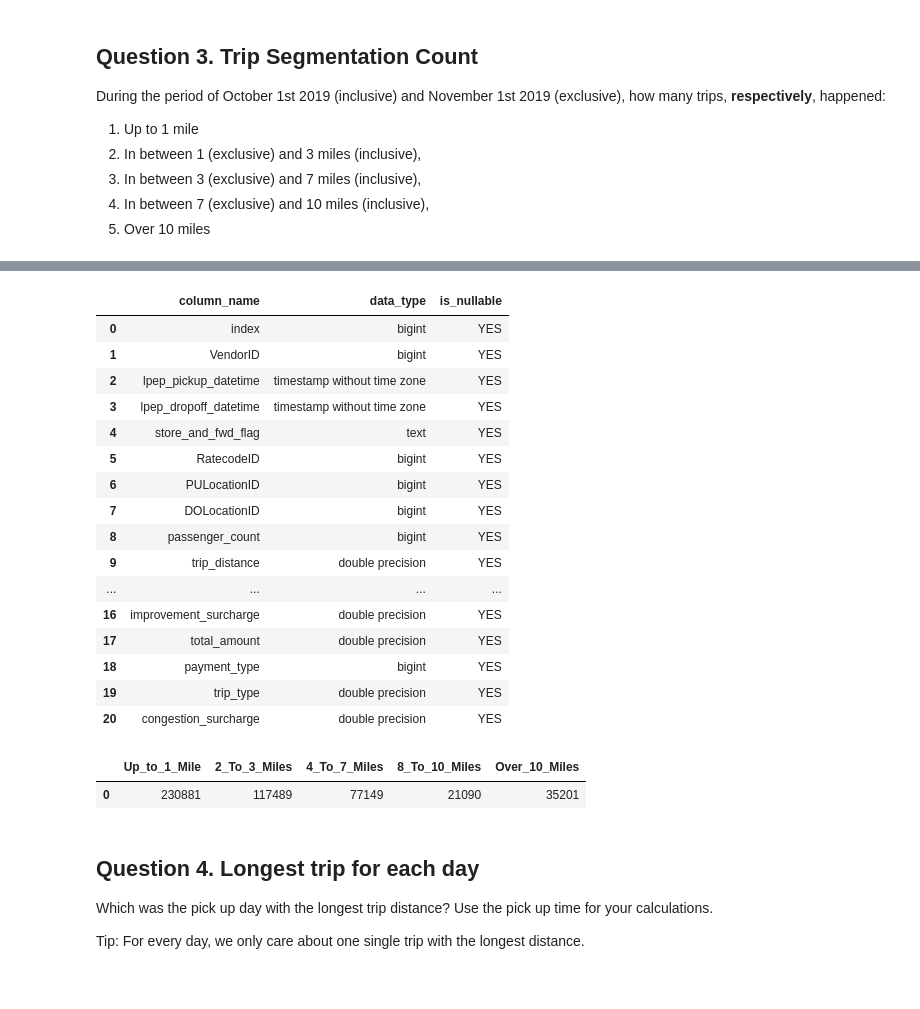
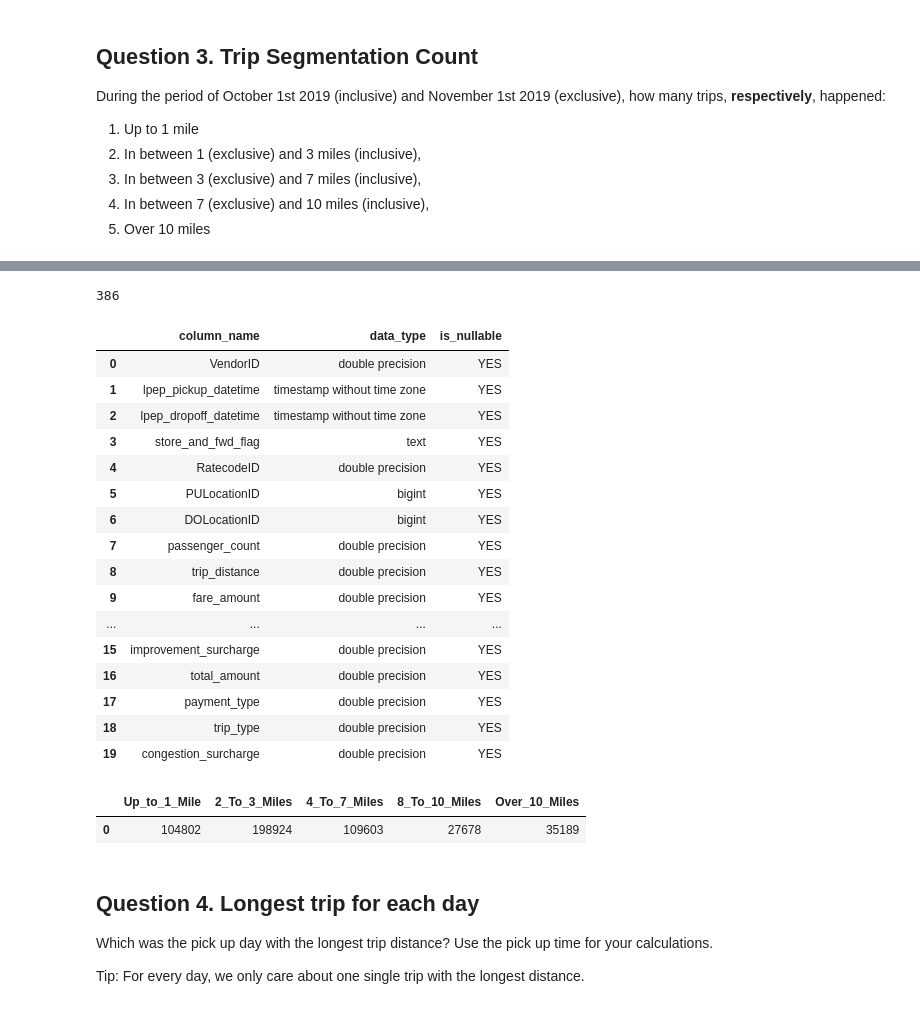
Before and after one commit to ChristopherOloo/DE-Zoomcamp-Lab, a Jupyter notebook: 1_2_Docker/homework-1.ipynb, the cells around one changed output, grey strips where cells are left out. Drawn from its saved outputs; the diff is of its cells as text; code cells hidden in the pictures.

```diff
--- a/1_2_Docker/pg-test-connection.ipynb
+++ b/1_2_Docker/homework-1.ipynb
@@ -47,56 +117,60 @@ During the period of October 1st 2019 (inclusive) and November 1st 2019 (exclusi
+# %%
+df.to_sql(name='green_tripdata_trip', con=engine, index=False)
+# %% [output]
+386
 # %%
 #Describing the table columns
 green_tx_clms = """
 SELECT column_name, data_type, is_nullable
 FROM information_schema.columns
-WHERE table_name = 'green_taxi_trips' AND table_schema = 'public';
+WHERE table_name = 'green_tripdata_trip' AND table_schema = 'public';
 """
 pd.read_sql(green_tx_clms, con=engine)
 # %% [output]
 |  | column_name | data_type | is_nullable |
-| 0 | index | bigint | YES |
-| 1 | VendorID | bigint | YES |
-| 2 | lpep_pickup_datetime | timestamp without time zone | YES |
-| 3 | lpep_dropoff_datetime | timestamp without time zone | YES |
-| 4 | store_and_fwd_flag | text | YES |
-| 5 | RatecodeID | bigint | YES |
-| 6 | PULocationID | bigint | YES |
-| 7 | DOLocationID | bigint | YES |
-| 8 | passenger_count | bigint | YES |
-| 9 | trip_distance | double precision | YES |
+| 0 | VendorID | double precision | YES |
+| 1 | lpep_pickup_datetime | timestamp without time zone | YES |
+| 2 | lpep_dropoff_datetime | timestamp without time zone | YES |
+| 3 | store_and_fwd_flag | text | YES |
+| 4 | RatecodeID | double precision | YES |
+| 5 | PULocationID | bigint | YES |
+| 6 | DOLocationID | bigint | YES |
+| 7 | passenger_count | double precision | YES |
+| 8 | trip_distance | double precision | YES |
+| 9 | fare_amount | double precision | YES |
 | ... | ... | ... | ... |
-| 16 | improvement_surcharge | double precision | YES |
-| 17 | total_amount | double precision | YES |
-| 18 | payment_type | bigint | YES |
-| 19 | trip_type | double precision | YES |
-| 20 | congestion_surcharge | double precision | YES |
+| 15 | improvement_surcharge | double precision | YES |
+| 16 | total_amount | double precision | YES |
+| 17 | payment_type | double precision | YES |
+| 18 | trip_type | double precision | YES |
+| 19 | congestion_surcharge | double precision | YES |
 # %%
 trip_segmentation = """
 SELECT SUM(
-    CASE WHEN trip_distance <= 1.99 THEN 1 ELSE 0 END
+    CASE WHEN trip_distance <= 1 THEN 1 ELSE 0 END
     ) AS "Up_to_1_Mile",
     SUM(
-    CASE WHEN trip_distance BETWEEN 2.0 AND 3.99 THEN 1 ELSE 0 END
+    CASE WHEN trip_distance BETWEEN 1.01 AND 3 THEN 1 ELSE 0 END
     ) AS "2_To_3_Miles",
     SUM(
-    CASE WHEN trip_distance BETWEEN 4.0 AND 7.99 THEN 1 ELSE 0 END
+    CASE WHEN trip_distance BETWEEN 3.01 AND 7 THEN 1 ELSE 0 END
     ) AS "4_To_7_Miles",
     SUM(
-    CASE WHEN trip_distance BETWEEN 8.0 AND 10.99 THEN 1 ELSE 0 END
+    CASE WHEN trip_distance BETWEEN 7.01 AND 10 THEN 1 ELSE 0 END
     ) AS "8_To_10_Miles",
     SUM(
     CASE WHEN trip_distance >10 THEN 1 ELSE 0 END
     ) AS "Over_10_Miles"
-FROM public.green_taxi_trips
-WHERE --(lpep_dropoff_datetime::date BETWEEN '2019-10-01' AND '2019-10-31')
-   -- AND
+FROM public.green_tripdata_trip
+WHERE (lpep_dropoff_datetime::date BETWEEN '2019-10-01' AND '2019-10-31')
+    AND
    (lpep_pickup_datetime::date BETWEEN '2019-10-01' AND '2019-10-31')
 """
 
 pd.read_sql(trip_segmentation, con=engine)
 # %% [output]
 |  | Up_to_1_Mile | 2_To_3_Miles | 4_To_7_Miles | 8_To_10_Miles | Over_10_Miles |
-| 0 | 230881 | 117489 | 77149 | 21090 | 35201 |
+| 0 | 104802 | 198924 | 109603 | 27678 | 35189 |
 # %% [markdown]
 ## Question 4. Longest trip for each day
 
```
Also changed, not shown: parts of 15 cells of this notebook, 3 other files.
